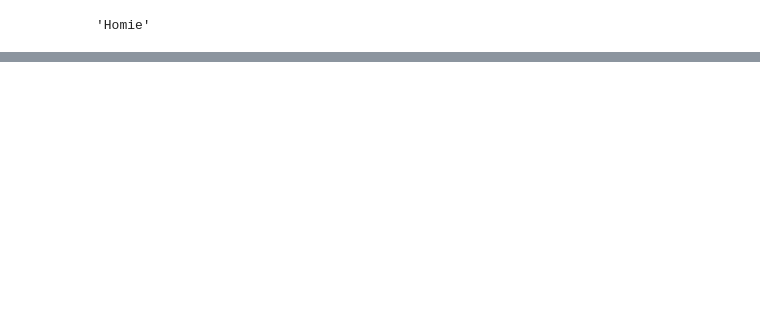
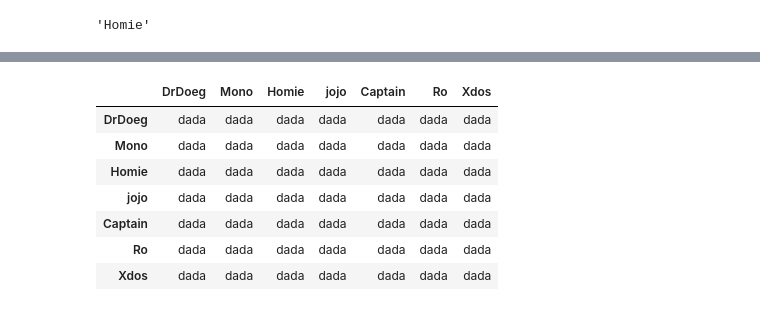
Before and after one commit to ProfDoeg/Colegio_Invisible, a Jupyter notebook: 04_cuaderno.ipynb, the cells around one changed output, grey strips where cells are left out. Saved outputs shown, nothing was run; the diff lists cells and outputs as text; code cells hidden in the pictures; blank space fills up the shorter version.

```diff
--- a/04_cuaderno.ipynb
+++ b/04_cuaderno.ipynb
@@ -294,0 +290,13 @@ send a messagehello to Captain
+# %%
+dataframe2 = pd.DataFrame(sheet2.get_all_records())
+dataframe2.index=dataframe2.columns
+dataframe2
+# %% [output]
+|  | DrDoeg | Mono | Homie | jojo | Captain | Ro | Xdos |
+| DrDoeg | dada | dada | dada | dada | dada | dada | dada |
+| Mono | dada | dada | dada | dada | dada | dada | dada |
+| Homie | dada | dada | dada | dada | dada | dada | dada |
+| jojo | dada | dada | dada | dada | dada | dada | dada |
+| Captain | dada | dada | dada | dada | dada | dada | dada |
+| Ro | dada | dada | dada | dada | dada | dada | dada |
+| Xdos | dada | dada | dada | dada | dada | dada | dada |
```
Also changed, not shown: parts of 25 cells of this notebook.
